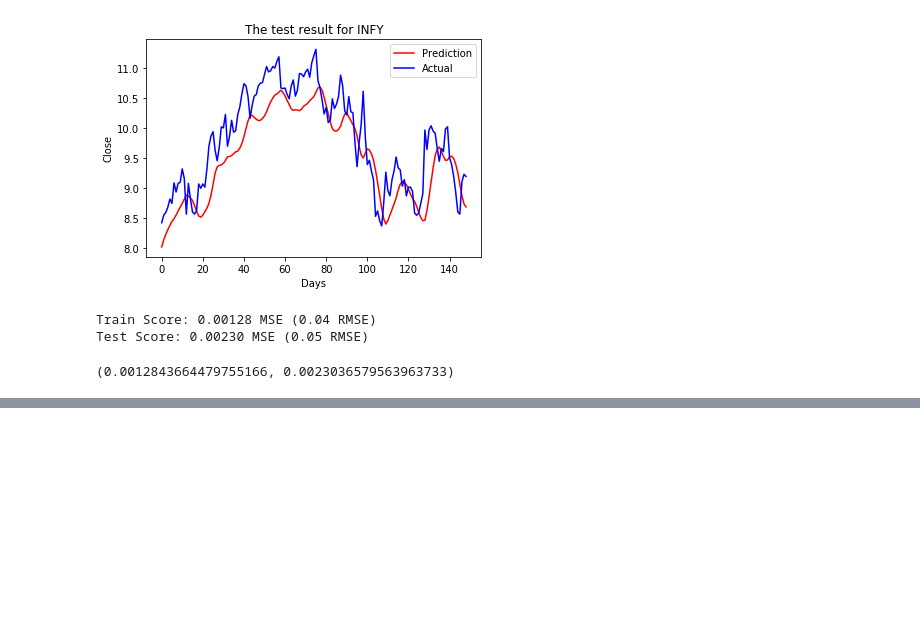
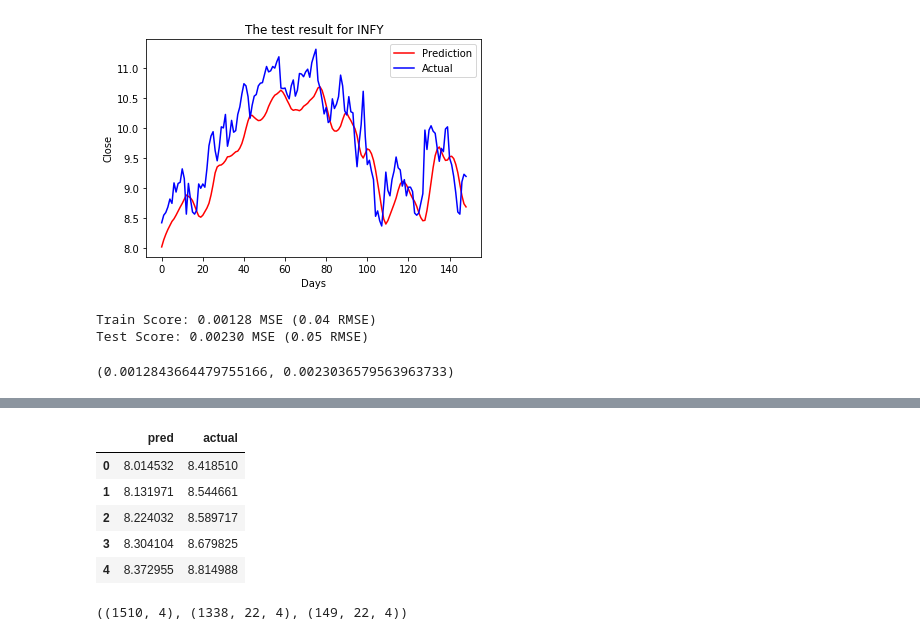
Before and after one commit to gopalkalpande/Practice-AI, a Jupyter notebook: lstm_for_closing_price.ipynb, the cells around one changed output, grey strips where cells are left out. Drawn from its saved outputs; the diff is of its cells as text; code cells hidden in the pictures; blank space fills up the shorter version.

```diff
--- a/lstm_for_closing_price.ipynb
+++ b/lstm_for_closing_price.ipynb
@@ -1163,0 +1191,15 @@ Test Score: 0.00230 MSE (0.05 RMSE)
+# %%
+my_pred = pd.DataFrame(columns=['pred', 'actual'])
+my_pred.head()
+
+my_pred['pred'] = newp.reshape(149)
+my_pred['actual'] = newy_test.reshape(149)
+
+my_pred.head()
+# %% [output]
+|  | pred | actual |
+| 0 | 8.014532 | 8.418510 |
+| 1 | 8.131971 | 8.544661 |
+| 2 | 8.224032 | 8.589717 |
+| 3 | 8.304104 | 8.679825 |
+| 4 | 8.372955 | 8.814988 |
@@ -1163,0 +1208,4 @@ Test Score: 0.00230 MSE (0.05 RMSE)
+# %%
+df.shape, X_train.shape, X_test.shape
+# %% [output]
+((1510, 4), (1338, 22, 4), (149, 22, 4))
```
Also changed, not shown: parts of 8 cells of this notebook.
